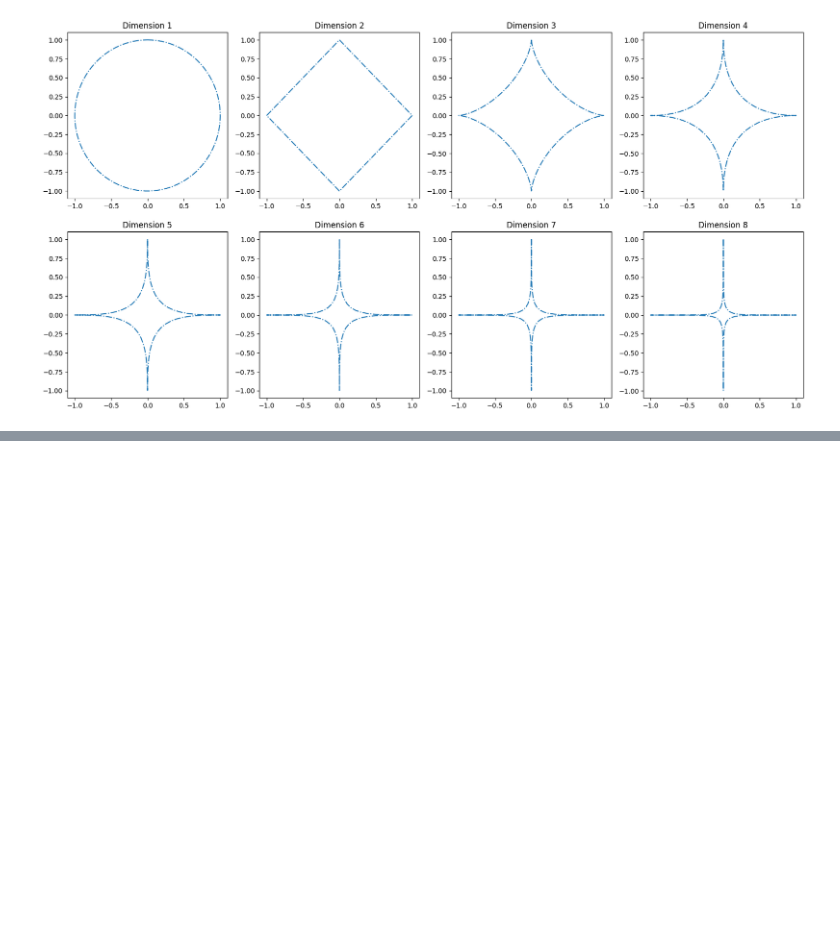
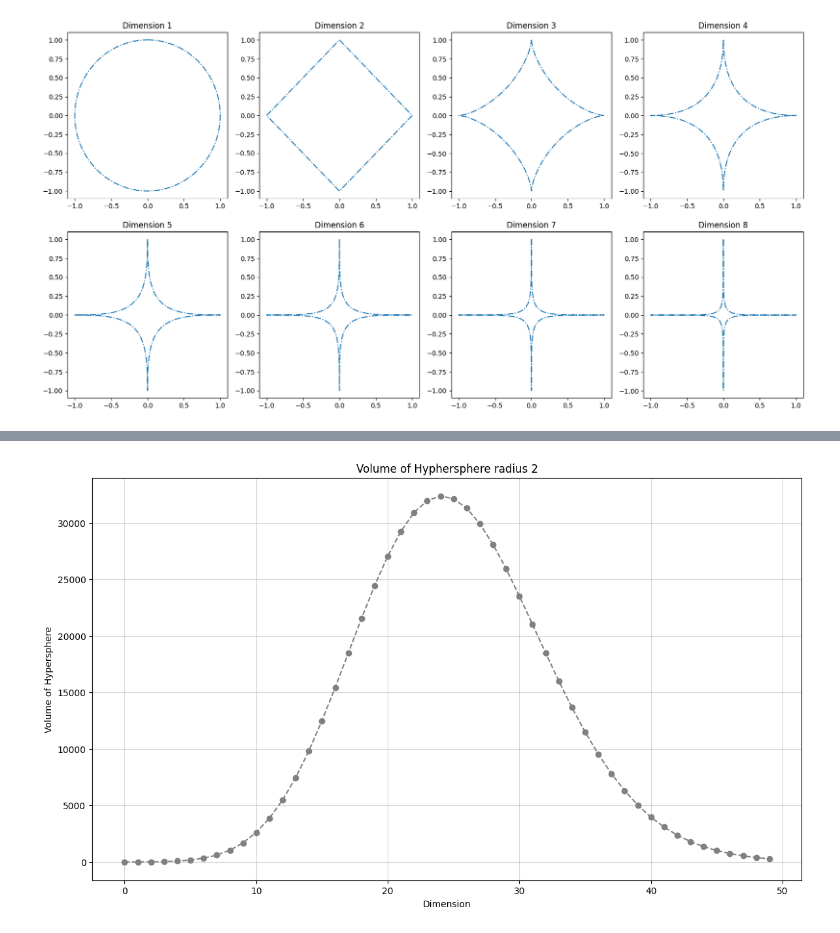
Before and after one commit to itsadhin/Visualizing_Higher_dimensions, a Jupyter notebook: Math.ipynb, the cells around one changed output, grey strips where cells are left out. Drawn from its saved outputs; the diff is of its cells as text; code cells hidden in the pictures; blank space fills up the shorter version.

```diff
--- a/Math.ipynb
+++ b/Math.ipynb
@@ -194,0 +274,16 @@ for n,i in enumerate(D):
+# %%
+r = 2
+Volume = []
+D = np.arange(50)
+for i in range(50):
+    V = (((np.pi)**(i/2))/math.gamma(i/2 + 1))*(r**i)
+    Volume.append(V)
+plt.figure(figsize=(14, 8))
+plt.plot(D,Volume,marker='o',linestyle='--',color='gray')
+plt.xlabel("Dimension")
+plt.ylabel("Volume of Hypersphere")
+plt.title('Volume of Hyphersphere radius 2')
+plt.grid(alpha=0.5)
+plt.show()
+# %% [output]
+[figure, added]
```
Also changed, not shown: parts of 17 cells of this notebook.
